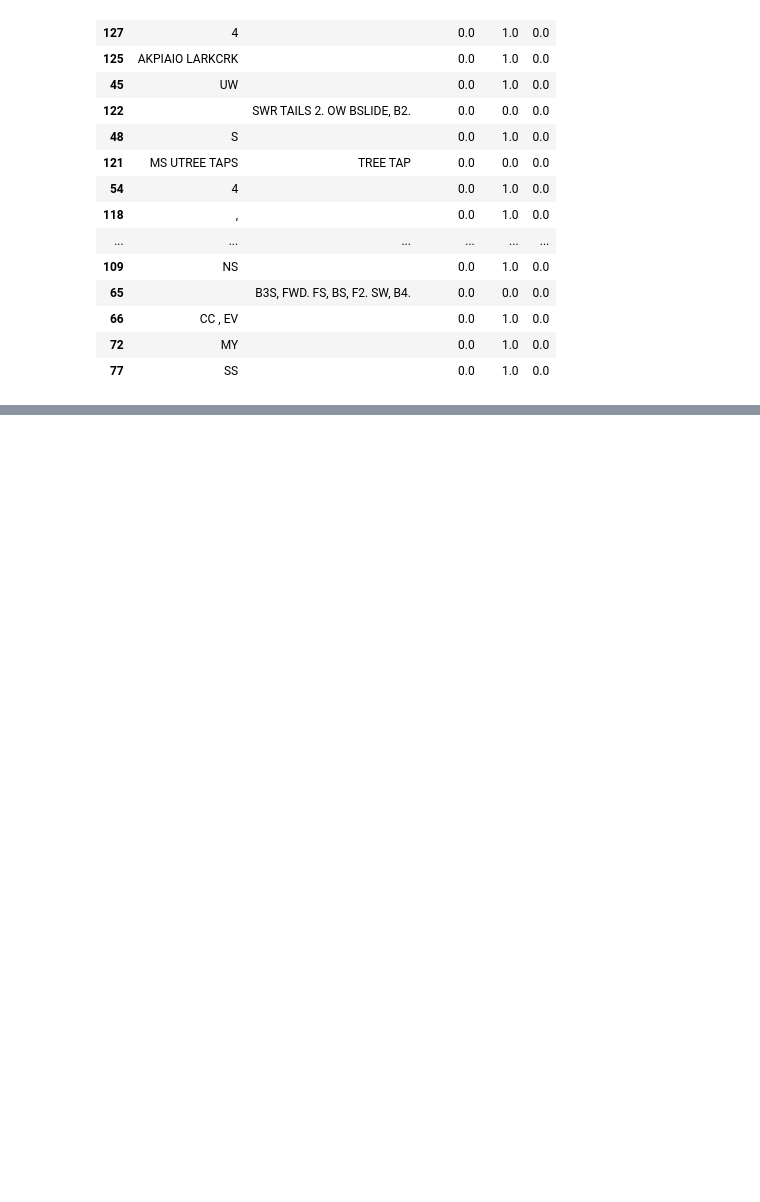
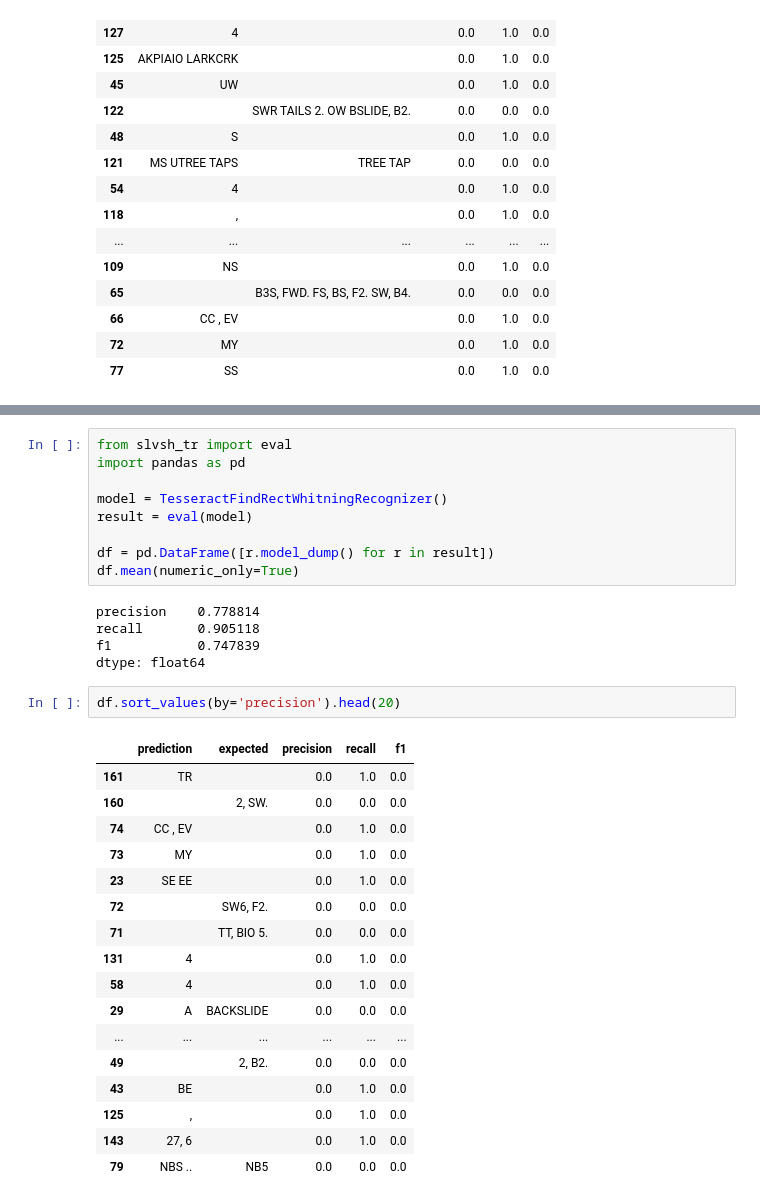
Before and after one commit to Sidebook/slvsh-index, a Jupyter notebook: notebook/yuitaso_sample.ipynb, the cells around one changed output, grey strips where cells are left out. Cells and saved outputs as stored; diff of their text form; blank space fills up the shorter version.

```diff
--- a/notebook/yuitaso_sample.ipynb
+++ b/notebook/yuitaso_sample.ipynb
@@ -334,0 +445,34 @@ df.sort_values(by='precision').head(20)
+# %%
+from slvsh_tr import eval
+import pandas as pd
+
+model = TesseractFindRectWhitningRecognizer()
+result = eval(model)
+
+df = pd.DataFrame([r.model_dump() for r in result])
+df.mean(numeric_only=True)
+# %% [output]
+precision    0.778814
+recall       0.905118
+f1           0.747839
+dtype: float64
+# %%
+df.sort_values(by='precision').head(20)
+# %% [output]
+|  | prediction | expected | precision | recall | f1 |
+| 161 | TR |  | 0.0 | 1.0 | 0.0 |
+| 160 |  | 2, SW. | 0.0 | 0.0 | 0.0 |
+| 74 | CC , EV |  | 0.0 | 1.0 | 0.0 |
+| 73 | MY |  | 0.0 | 1.0 | 0.0 |
+| 23 | SE EE |  | 0.0 | 1.0 | 0.0 |
+| 72 |  | SW6, F2. | 0.0 | 0.0 | 0.0 |
+| 71 |  | TT, BIO 5. | 0.0 | 0.0 | 0.0 |
+| 131 | 4 |  | 0.0 | 1.0 | 0.0 |
+| 58 | 4 |  | 0.0 | 1.0 | 0.0 |
+| 29 | A | BACKSLIDE | 0.0 | 0.0 | 0.0 |
+| ... | ... | ... | ... | ... | ... |
+| 49 |  | 2, B2. | 0.0 | 0.0 | 0.0 |
+| 43 | BE |  | 0.0 | 1.0 | 0.0 |
+| 125 | , |  | 0.0 | 1.0 | 0.0 |
+| 143 | 27, 6 |  | 0.0 | 1.0 | 0.0 |
+| 79 | NBS .. | NB5 | 0.0 | 0.0 | 0.0 |
```
Also changed, not shown: parts of 7 cells of this notebook, 1 other file.
